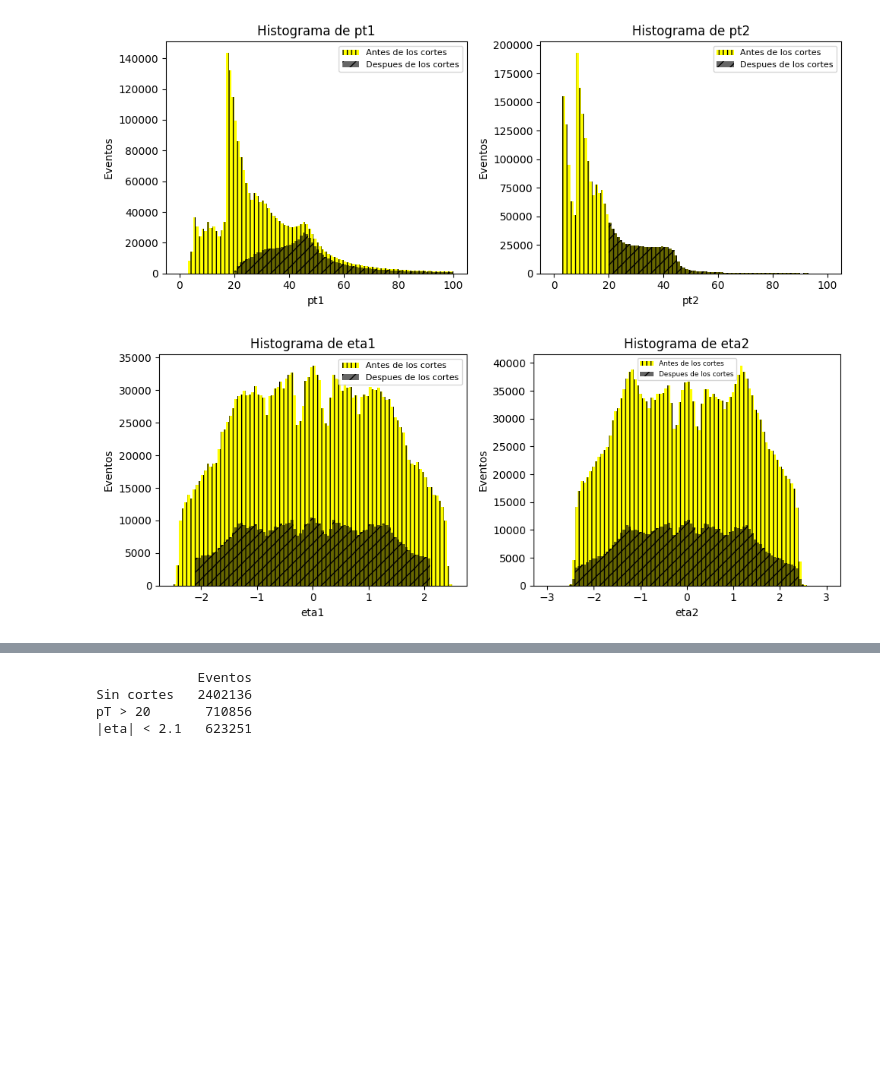
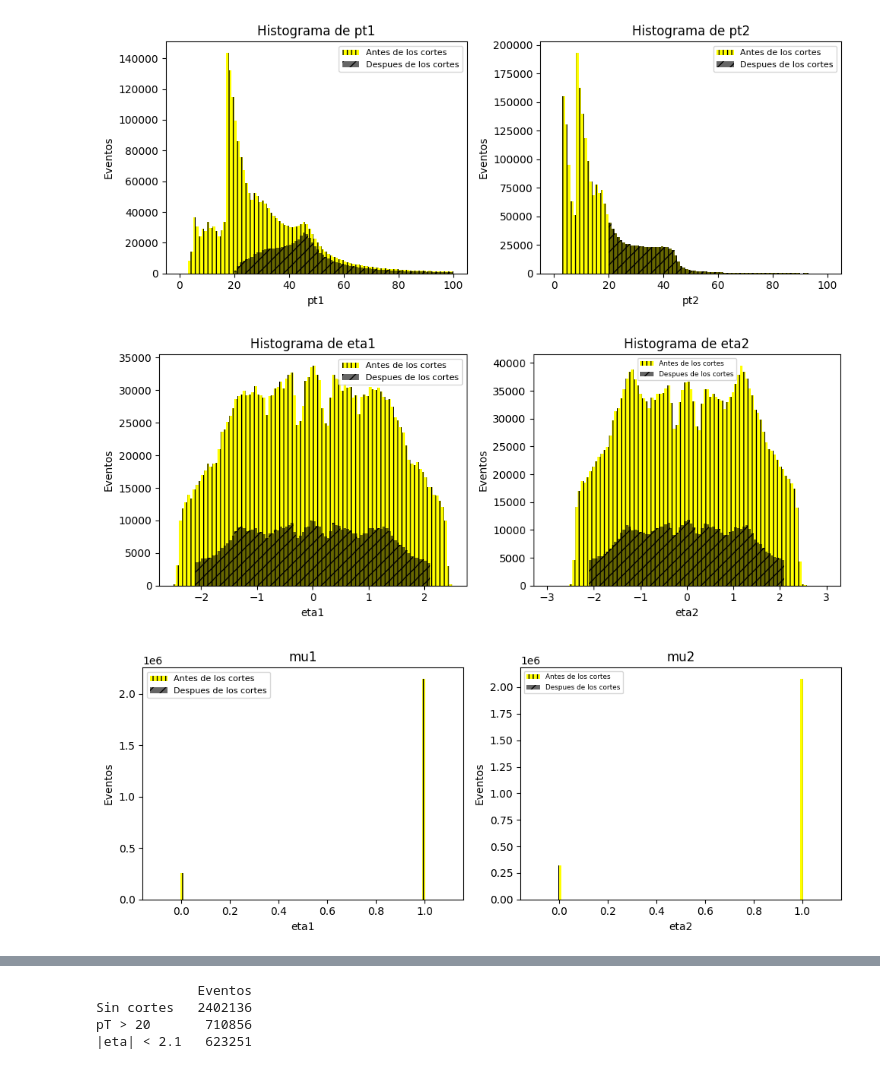
Before and after one commit to yosetcruz/Servicio-Social, a Jupyter notebook: Muon_root.ipynb, the cells around one changed output, grey strips where cells are left out. Saved outputs shown, nothing was run; the diff lists cells and outputs as text; code cells hidden in the pictures; blank space fills up the shorter version.

```diff
--- a/Muon_root.ipynb
+++ b/Muon_root.ipynb
@@ -134,7 +140,7 @@ plt.show()
 # %%
 cut_eta = cut_pt[
     (np.abs(cut_pt['mu1_eta'])<2.1) &
-    (np.abs(cut_pt['mu1_eta'])<2.1)]
+    (np.abs(cut_pt['mu2_eta'])<2.1)]
 # %%
 plt.figure(figsize=(10, 4))
 
@@ -162,7 +168,7 @@ plt.legend(fontsize=6.4)
 plt.tight_layout()
 plt.show()
 # %% [output]
-[figure, old version]
+[figure, new version]
 # %%
 cut_charge = cut_eta[cut_eta['mu1_charge'] + cut_eta['mu2_charge'] == 0]
 
@@ -173,6 +179,33 @@ cut_type = cut_charge[
     (cut_charge['mu2_isGlobal'] == 'G')]
 
 flow['Global–Global'] = len(cut_type)
+# %%
+plt.figure(figsize=(10, 4))
+
+plt.subplot(1, 2, 1)
+plt.title('mu1')
+rango_eta1=(-0.1,1.1)
+plt.hist(df['mu1_isGlobal'].dropna(), bins=100,color='yellow', hatch = '|||', range = rango_eta1, label= 'Antes de los cortes')
+plt.hist(cut_type['mu1_isGlobal'].dropna(), bins=100, color='black',hatch = '//',  alpha=(0.6), range=rango_eta1, label= 'Despues de los cortes')
+plt.xlabel('eta1')
+plt.ylabel('Eventos')
+plt.legend(fontsize=8)
+
+
+
+plt.subplot(1, 2, 2)
+plt.title('mu2')
+rango_eta2=(-0.1,1.1)
+plt.hist(df['mu2_isGlobal'].dropna(), bins=100,color='yellow', hatch = '|||', range = rango_eta2, label= 'Antes de los cortes')
+plt.hist(cut_type['mu2_isGlobal'].dropna(), bins=100, color='black',hatch = '//',  alpha=(0.6), range=rango_eta2, label= 'Despues de los cortes')
+plt.xlabel('eta2')
+plt.ylabel('Eventos')
+plt.legend(fontsize=6.4)
+
+plt.tight_layout()
+plt.show()
+# %% [output]
+[figure, added]
 # %%
 # Filtrar df por los cortes de eta y pt
 cut_eta = df[
```
Also changed, not shown: parts of 4 cells of this notebook.
